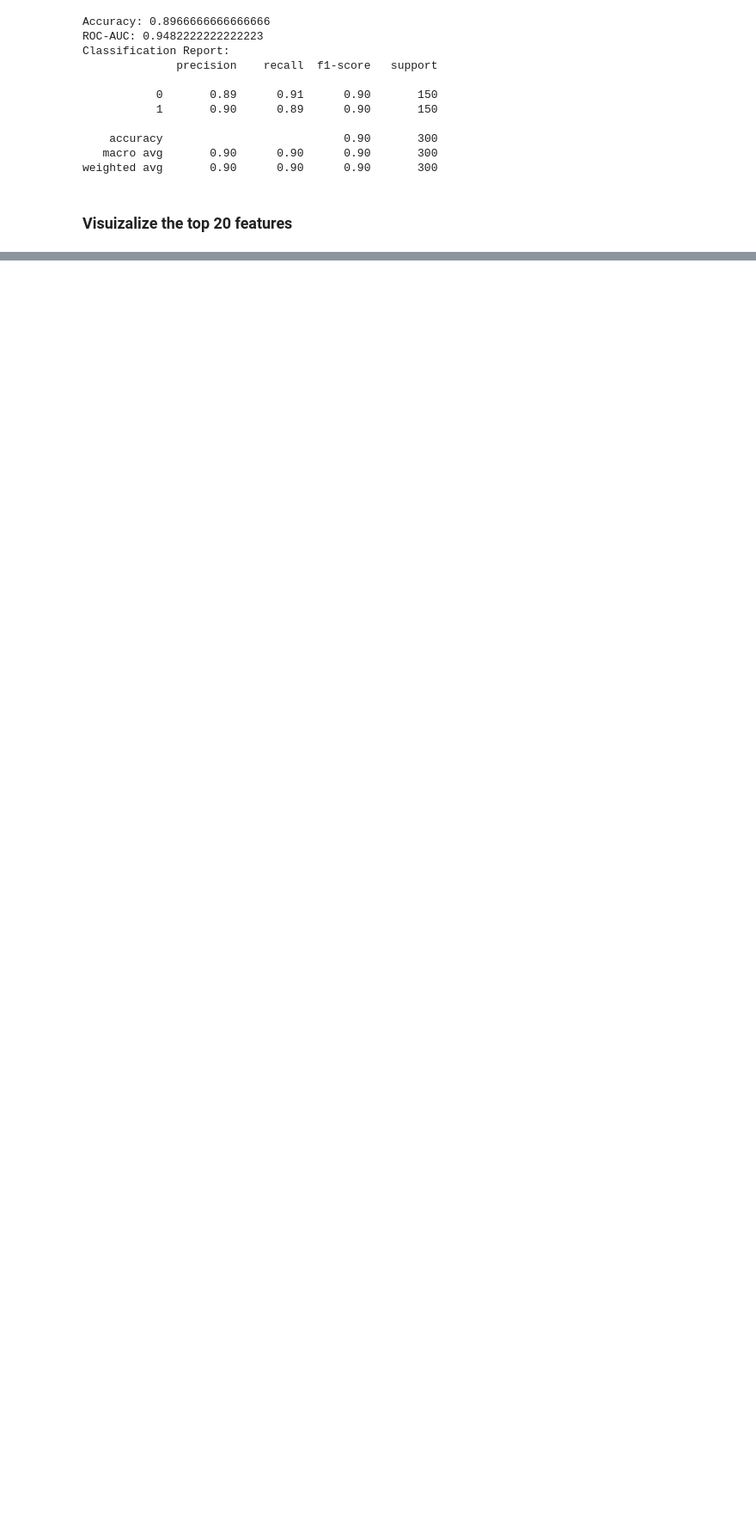
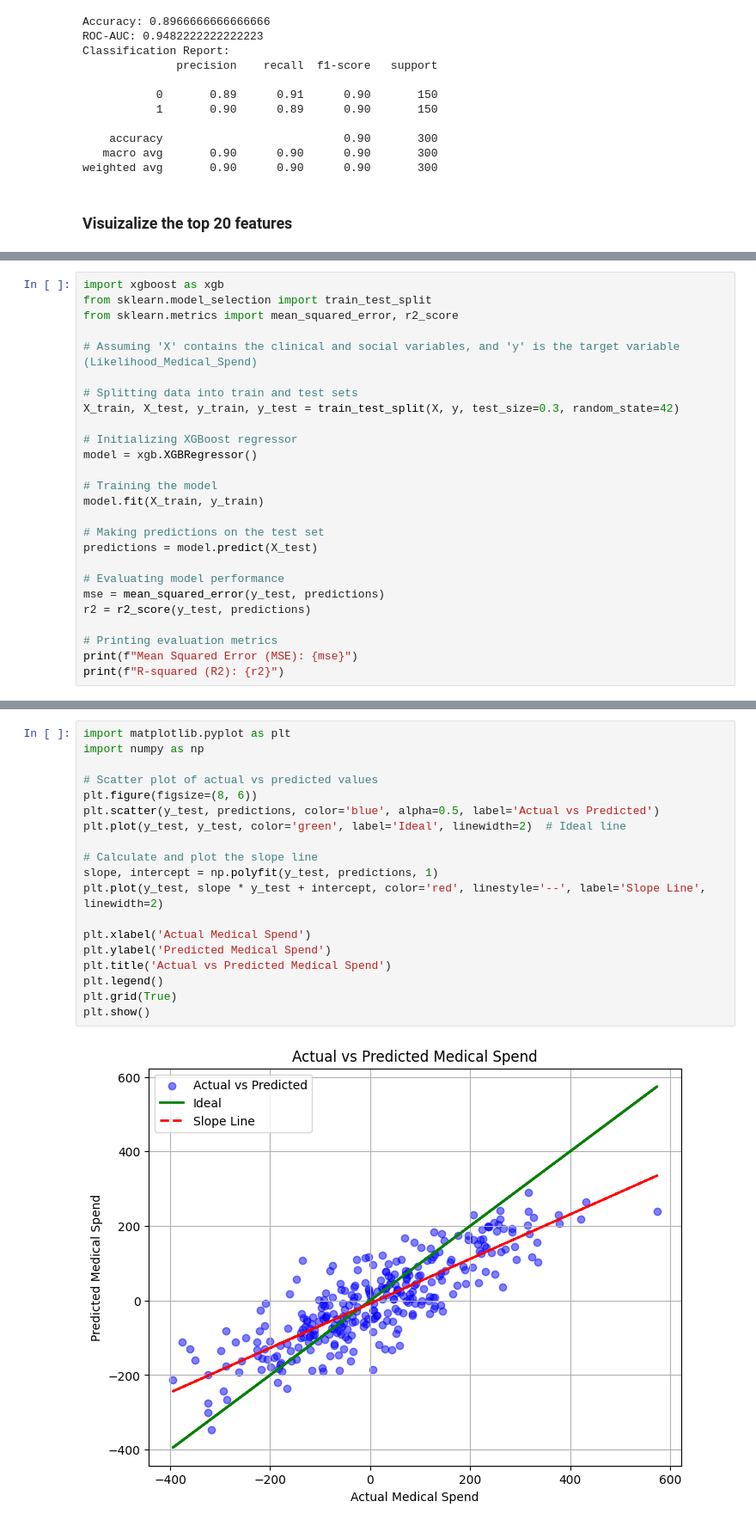
Before and after one commit to jon-nowacki/MachineLearning, a Jupyter notebook: XGBoost_Simple_Demo.ipynb, the cells around one changed output, grey strips where cells are left out. Shown at 86% size. Cells and saved outputs as stored; diff of their text form; blank space fills up the shorter version.

```diff
--- a/XGBoost_Simple_Demo.ipynb
+++ b/XGBoost_Simple_Demo.ipynb
@@ -97,0 +191,26 @@ plt.show()
+# %%
+import xgboost as xgb
+from sklearn.model_selection import train_test_split
+from sklearn.metrics import mean_squared_error, r2_score
+
+# Assuming 'X' contains the clinical and social variables, and 'y' is the target variable (Likelihood_Medical_Spend)
+
+# Splitting data into train and test sets
+X_train, X_test, y_train, y_test = train_test_split(X, y, test_size=0.3, random_state=42)
+
+# Initializing XGBoost regressor
+model = xgb.XGBRegressor()
+
+# Training the model
+model.fit(X_train, y_train)
+
+# Making predictions on the test set
+predictions = model.predict(X_test)
+
+# Evaluating model performance
+mse = mean_squared_error(y_test, predictions)
+r2 = r2_score(y_test, predictions)
+
+# Printing evaluation metrics
+print(f"Mean Squared Error (MSE): {mse}")
+print(f"R-squared (R2): {r2}")
@@ -97,0 +220,21 @@ plt.show()
+# %%
+import matplotlib.pyplot as plt
+import numpy as np
+
+# Scatter plot of actual vs predicted values
+plt.figure(figsize=(8, 6))
+plt.scatter(y_test, predictions, color='blue', alpha=0.5, label='Actual vs Predicted')
+plt.plot(y_test, y_test, color='green', label='Ideal', linewidth=2)  # Ideal line
+
+# Calculate and plot the slope line
+slope, intercept = np.polyfit(y_test, predictions, 1)
+plt.plot(y_test, slope * y_test + intercept, color='red', linestyle='--', label='Slope Line', linewidth=2)
+
+plt.xlabel('Actual Medical Spend')
+plt.ylabel('Predicted Medical Spend')
+plt.title('Actual vs Predicted Medical Spend')
+plt.legend()
+plt.grid(True)
+plt.show()
+# %% [output]
+[figure, added]
```
Also changed, not shown: parts of 19 cells of this notebook.
